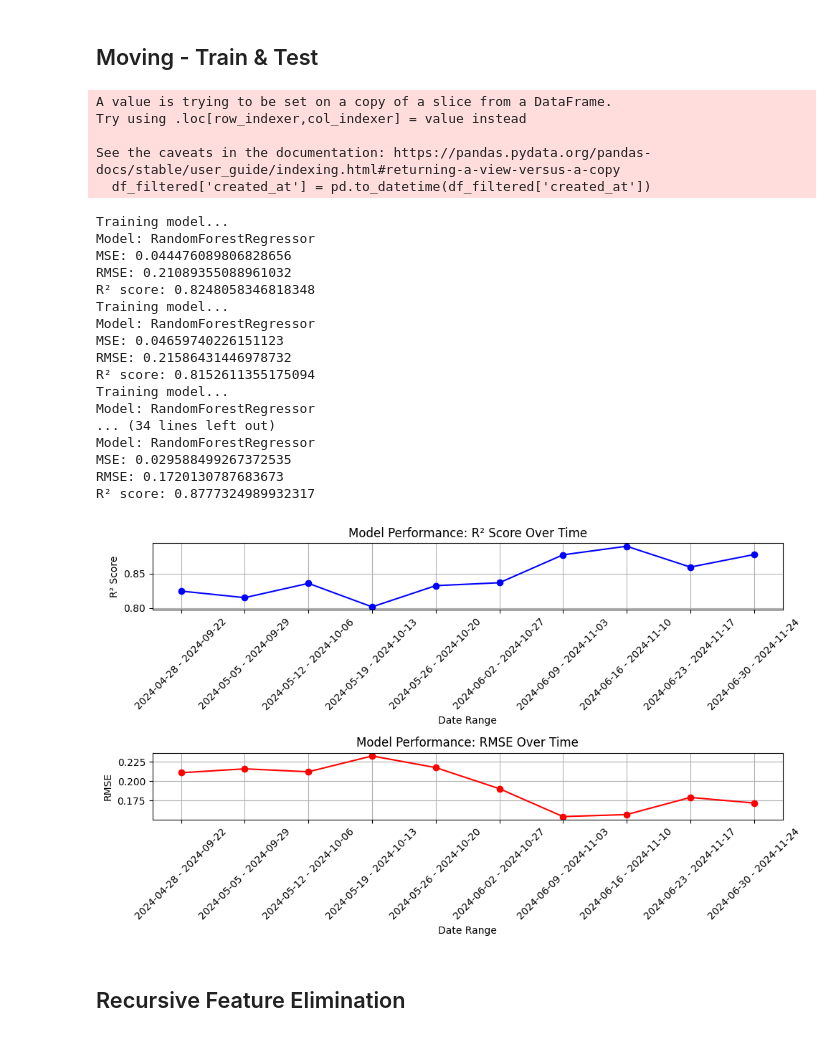
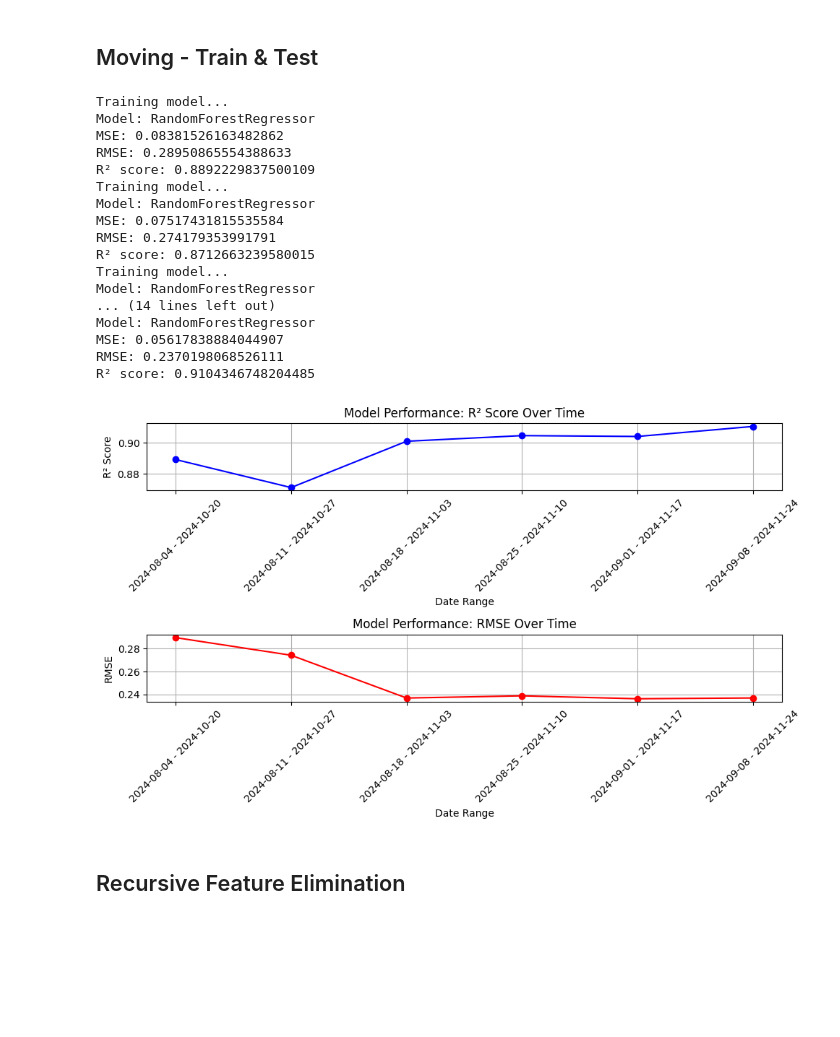
Before and after one commit to mhsendur/RealEstateTweetBot, a Jupyter notebook: modeling_latest.ipynb, the cells around one changed output. Drawn from its saved outputs; the diff is of its cells as text; code cells hidden in the pictures; blank space fills up the shorter version.

```diff
--- a/modeling_latest.ipynb
+++ b/modeling_latest.ipynb
@@ -1988,6 +2025,8 @@ df['moving_estate_index'] = df.apply(
 # USD PRICE / MEAN USD PRICE
 df['usd_price/index'] = df['usd_price'] / df['moving_estate_index']
 df['usd_price/index'].fillna(0, inplace=True)
+
+df['usd_price/index'] = np.log(df['usd_price/index'])
 # %% [output]
 The behavior will change in pandas 3.0. This inplace method will never work because the intermediate object on which we are setting values always behaves as a copy.
 
@@ -2435,0 +2468,25 @@ print(f"Filtered DataFrame contains {df.shape[0]} rows and {df.shape[1]} columns
+# %%
+"""
+# 1. Keywords presence in title or description
+keywords_to_filter = [
+    'prefabrik', 'kira', 'kiralık', 'kiralik', 'gecekondu', 'devirli', 'devir', 'devren',
+    'konteyner', 'kabin', 'masrafı var', 'masrafi var', 'tamire ihtiyacı var', 'tamire ihtiyaci var',
+    'tadilata ihtiyacı var', 'tadilata ihtiyaci var', 'tamire ve tadilata ihtiyacı var',
+    'tamire ve tadilata ihtiyaci var', 'çatı katı', 'çatı kat', 'cati kati', 'çatı kat', 'ihtiyacı var',
+    'ihtiyaci var', 'bakım gereklidir', 'bakim gereklidir', 'gece kondu', 'konteynır', 'bodrum',
+    'konteynir', 'kaba sıvalı', 'kaba sivali', 'ahşap ev', 'ahsap ev', 'tamamlanmamış', 'tamamlanmamis', 'RESİMLER TEMSİLİDİR',
+    'kaba inşaat', 'KABA İNŞAAT', 'tiny house', 'tinyhouse', 'kara sıva', 'kaba insaat'
+]
+
+df['contains_keywords'] = df['title'].str.contains('|'.join(keywords_to_filter), case=False, na=False) | \
+                          df['description'].str.contains('|'.join(keywords_to_filter), case=False, na=False)
+
+# 2. Net square footage range
+df['valid_net_square'] = (df['net_square'] >= 45) & (df['net_square'] <= 600)
+
+# 3. Estate type: 'Other'
+df['is_estate_other'] = (df['estateTypeName_Other'] == 1)
+
+# 4. Price range
+df['valid_price'] = (df['price'] > 750_000) & (df['price'] <= 100_000_000)
+"""
@@ -2897,57 +2985,52 @@ def train_test_simulation(df_filtered, model, start_week=20, training_weeks=5):
 # Example usage of the function:
 # Assuming `model` is your model object (e.g., a Scikit-learn model) and `df_filtered` is your DataFrame
 # Also, `filtered_features` should be pre-defined in your script
 
-r2_scores, rmse_scores, dates = train_test_simulation(df_filtered, model, start_week=10, training_weeks=20)
+r2_scores, rmse_scores, dates = train_test_simulation(df_filtered, model, start_week=6, training_weeks=10)
 
 # Plotting the results
 plt.figure(figsize=(10, 6))
 
 # Plot R² scores
 plt.subplot(2, 1, 1)
 plt.plot(dates, r2_scores, marker='o', color='blue', label='R² Score')
 plt.xticks(rotation=45)
 plt.title('Model Performance: R² Score Over Time')
 plt.xlabel('Date Range')
 plt.ylabel('R² Score')
 plt.grid(True)
 
 # Plot RMSE scores
 plt.subplot(2, 1, 2)
 plt.plot(dates, rmse_scores, marker='o', color='red', label='RMSE')
 plt.xticks(rotation=45)
 plt.title('Model Performance: RMSE Over Time')
 plt.xlabel('Date Range')
 plt.ylabel('RMSE')
 plt.grid(True)
 
 # Adjust layout and show the plot
 plt.tight_layout()
 plt.show()
 # %% [output]
-A value is trying to be set on a copy of a slice from a DataFrame.
-Try using .loc[row_indexer,col_indexer] = value instead
-
-See the caveats in the documentation: https://pandas.pydata.org/pandas-docs/stable/user_guide/indexing.html#returning-a-view-versus-a-copy
-  df_filtered['created_at'] = pd.to_datetime(df_filtered['created_at'])
+Training model...
+Model: RandomForestRegressor
+MSE: 0.08381526163482862
+RMSE: 0.28950865554388633
+R² score: 0.8892229837500109
+Training model...
+Model: RandomForestRegressor
+MSE: 0.07517431815535584
+RMSE: 0.274179353991791
+R² score: 0.8712663239580015
+Training model...
+Model: RandomForestRegressor
+... (14 lines left out)
+Model: RandomForestRegressor
+MSE: 0.05617838884044907
+RMSE: 0.2370198068526111
+R² score: 0.9104346748204485
-Training model...
-Model: RandomForestRegressor
-MSE: 0.044476089806828656
-RMSE: 0.21089355088961032
-R² score: 0.8248058346818348
-Training model...
-Model: RandomForestRegressor
-MSE: 0.04659740226151123
-RMSE: 0.21586431446978732
-R² score: 0.8152611355175094
-Training model...
-Model: RandomForestRegressor
-... (34 lines left out)
-Model: RandomForestRegressor
-MSE: 0.029588499267372535
-RMSE: 0.1720130787683673
-R² score: 0.8777324989932317
-[figure, old version]
+[figure, new version]
 # %% [markdown]
 ## Recursive Feature Elimination
 # %%
```
Also changed, not shown: parts of 23 cells of this notebook, 1 other file.
